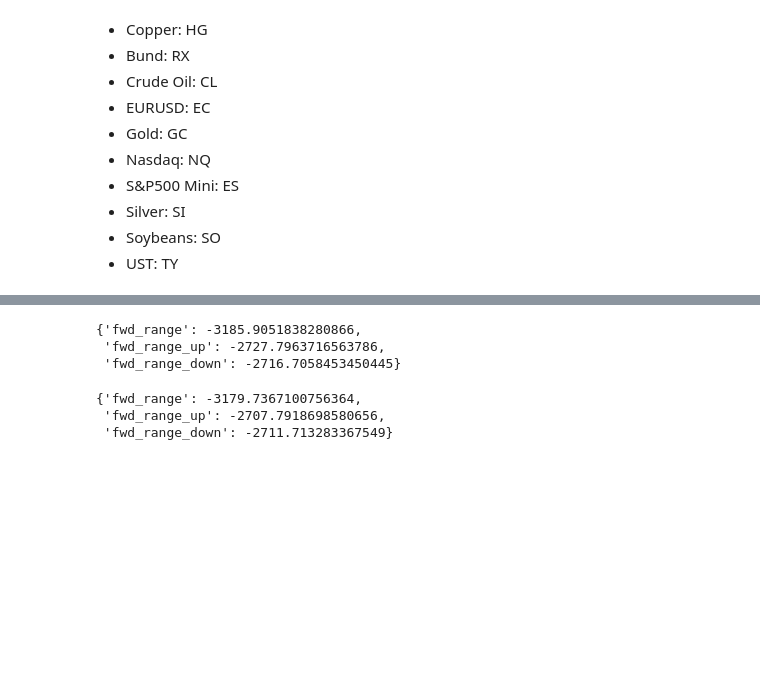
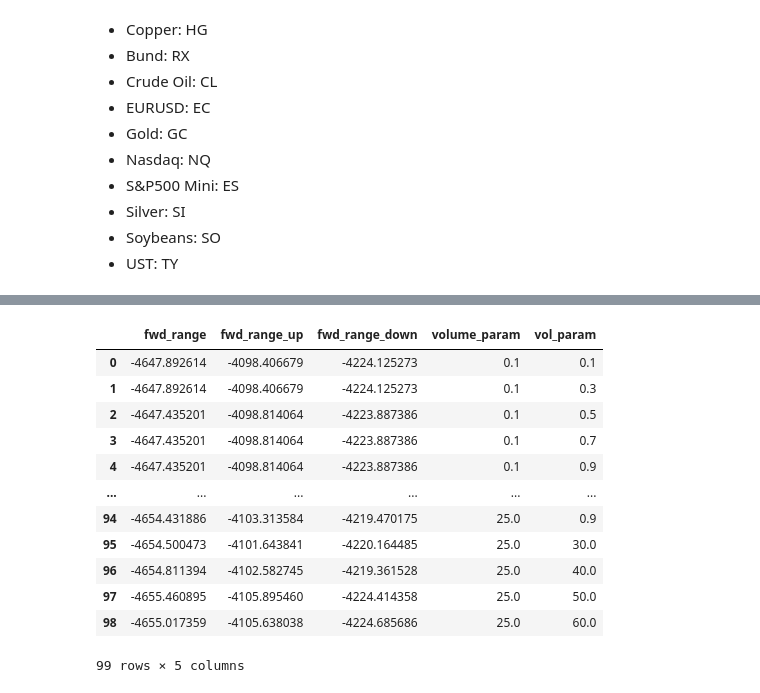
Before and after one commit to HanzTan/limit-order-slicing, a Jupyter notebook: frequentist_epdf.ipynb, the cells around one changed output, grey strips where cells are left out. Cells and saved outputs as stored; diff of their text form; code cells hidden in the pictures; blank space fills up the shorter version.

```diff
--- a/frequentist_epdf.ipynb
+++ b/frequentist_epdf.ipynb
@@ -160,12 +155,0 @@ for resp in responses:
-# %%
-log_likelihoods
-# %% [output]
-{'fwd_range': -3185.9051838280866,
- 'fwd_range_up': -2727.7963716563786,
- 'fwd_range_down': -2716.7058453450445}
-# %%
-log_likelihoods
-# %% [output]
-{'fwd_range': -3179.7367100756364,
- 'fwd_range_up': -2707.7918698580656,
- 'fwd_range_down': -2711.713283367549}
@@ -182,0 +156,31 @@ log_likelihoods
+# %%
+volume_param_list = [0.1, 0.3, 0.5, 0.7, 0.9, 1, 5, 10, 15, 20, 25]
+vol_param_list = [0.1, 0.3, 0.5, 0.7, 0.9, 30, 40, 50, 60]
+
+# Get log-likelihood for a set of volume and volatility function parameters
+optimization_results = []
+for volume_param in volume_param_list:
+    for vol_param in vol_param_list:
+        _, _kmeans, _epdfs = epdf_construction(volume_param, vol_param)
+        _log_likelihood = log_likelihood(_kmeans, _epdfs, volume_param, vol_param)
+        _log_likelihood["volume_param"] = volume_param
+        _log_likelihood["vol_param"] = vol_param
+        optimization_results.append(_log_likelihood)
+
+optimization_df = pd.DataFrame(optimization_results)
+
+optimization_df
+# %% [output]
+|  | fwd_range | fwd_range_up | fwd_range_down | volume_param | vol_param |
+| 0 | -4647.892614 | -4098.406679 | -4224.125273 | 0.1 | 0.1 |
+| 1 | -4647.892614 | -4098.406679 | -4224.125273 | 0.1 | 0.3 |
+| 2 | -4647.435201 | -4098.814064 | -4223.887386 | 0.1 | 0.5 |
+| 3 | -4647.435201 | -4098.814064 | -4223.887386 | 0.1 | 0.7 |
+| 4 | -4647.435201 | -4098.814064 | -4223.887386 | 0.1 | 0.9 |
+| ... | ... | ... | ... | ... | ... |
+| 94 | -4654.431886 | -4103.313584 | -4219.470175 | 25.0 | 0.9 |
+| 95 | -4654.500473 | -4101.643841 | -4220.164485 | 25.0 | 30.0 |
+| 96 | -4654.811394 | -4102.582745 | -4219.361528 | 25.0 | 40.0 |
+| 97 | -4655.460895 | -4105.895460 | -4224.414358 | 25.0 | 50.0 |
+| 98 | -4655.017359 | -4105.638038 | -4224.685686 | 25.0 | 60.0 |
+99 rows × 5 columns
```
Also changed, not shown: parts of 10 cells of this notebook.
